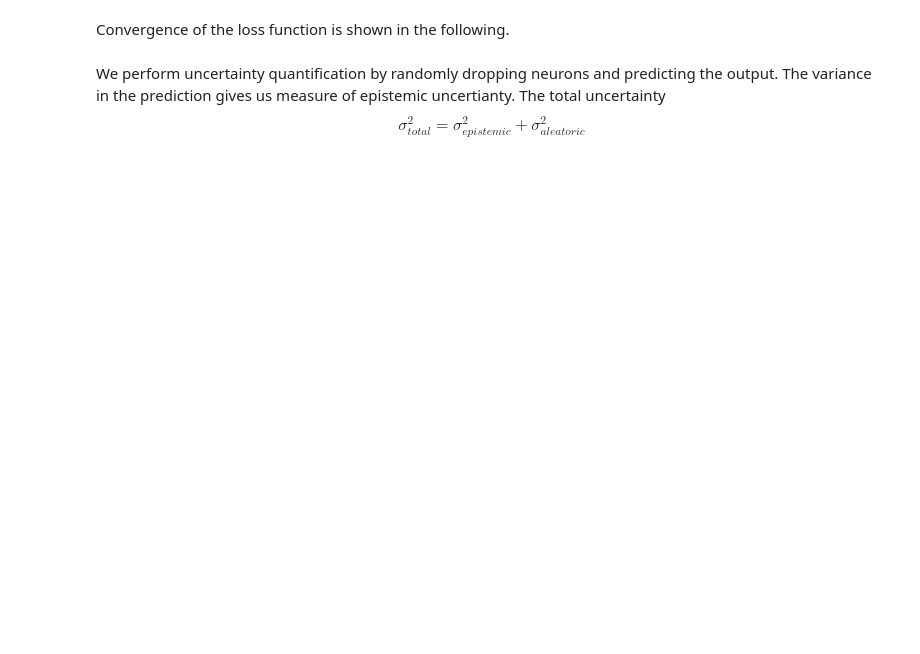
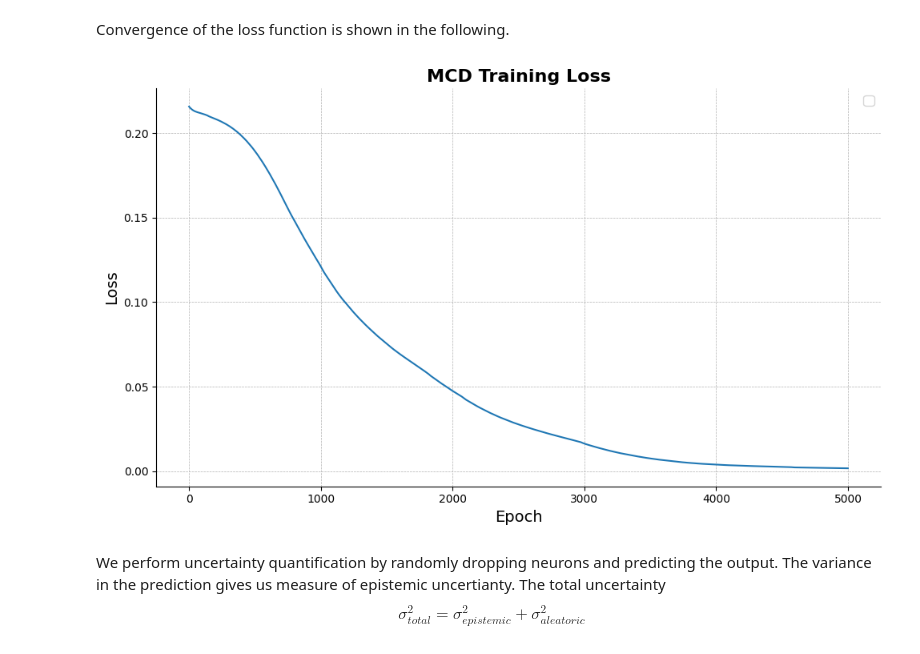
Before and after one commit to ponkrshnan/SIAM_MS24_tutorial, a Jupyter notebook: Bayesian_networks/Bayesian_MCD.ipynb, the cells around one changed output. Cells and saved outputs as stored; diff of their text form; code cells hidden in the pictures; blank space fills up the shorter version.

```diff
--- a/Bayesian_networks/Bayesian_MCD.ipynb
+++ b/Bayesian_networks/Bayesian_MCD.ipynb
@@ -110,9 +86,8 @@ Starting Training...
 We perdict the outputs for the test examples using the trained model.
 # %%
-checkpt = {'model':model.state_dict(),
-            'Train_loss':train_loss,
-            }
-torch.save(checkpt, 'MCD_results.pt')
+ckpt = torch.load('MCD_results.pt')
+model.load_state_dict(ckpt['model'])
+train_loss = ckpt['Train_loss']
 # %%
 # Plotting Results
 x = SinusoidalDataset().x
@@ -161,25 +138,26 @@ plt.show()
 # %% [markdown]
 Convergence of the loss function is shown in the following.
 # %%
-train_loss = trainer.history["train_loss"].detach().numpy()
 
 # Create the plot
 fig, ax = plt.subplots(figsize=(10, 6))
 ax.plot(train_loss)
 
 
 # Customize the plot
 ax.set_title("MCD Training Loss", fontsize=16, fontweight='bold')
 ax.set_xlabel("Epoch", fontsize=14)
 ax.set_ylabel("Loss", fontsize=14)
 ax.legend(loc='upper right', fontsize=12)
 ax.grid(True, which='both', linestyle='--', linewidth=0.5)
 ax.spines['top'].set_visible(False)
 ax.spines['right'].set_visible(False)
 
 # Improve the layout
 plt.tight_layout()
 plt.show()
+# %% [output]
+[figure, added]
 # %% [markdown]
 We perform uncertainty quantification by randomly dropping neurons and predicting the output. The variance in the prediction gives us measure of epistemic uncertianty. The total uncertainty
 $$ \sigma_{total}^2 = \sigma_{epistemic}^2 + \sigma_{aleatoric}^2 $$
```
Also changed, not shown: parts of 9 cells of this notebook, 2 other files.
